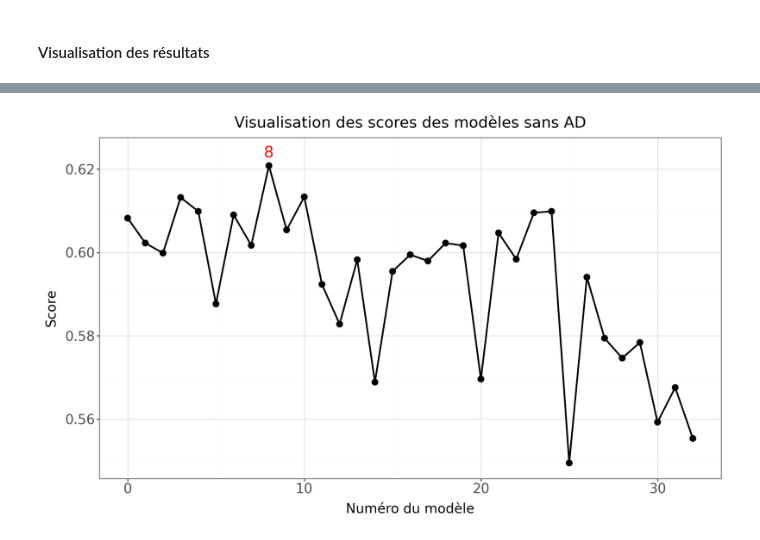
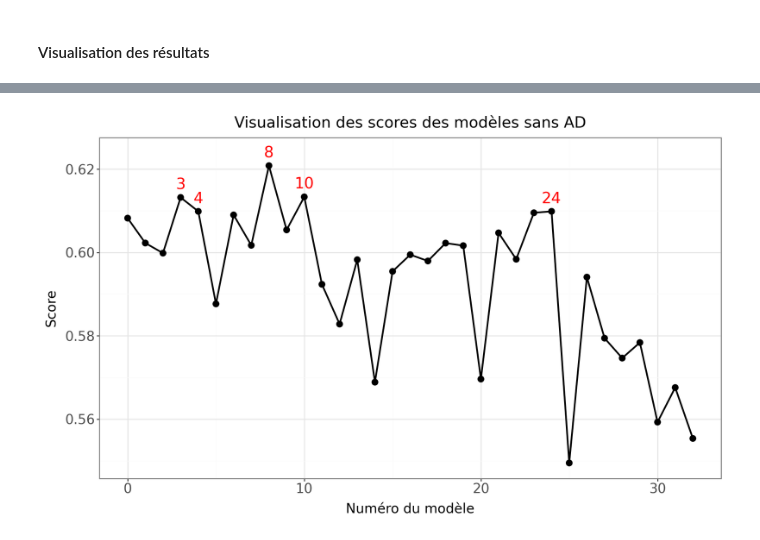
Before and after one commit to Edmondbrn/projet_IA_QSAR, a Jupyter notebook: regression_MLP_evalution.ipynb, the cells around one changed output, grey strips where cells are left out. Saved outputs shown, nothing was run; the diff lists cells and outputs as text; code cells hidden in the pictures.

```diff
--- a/regression_MLP_evalution.ipynb
+++ b/regression_MLP_evalution.ipynb
@@ -104,31 +105,28 @@ df_final
 | 25 | 10000 | 0.000016 | relu | (1000, 1000, 1000, 1000, 1000, 10... | 0.000265 | 0.549479 | 0.696189 | 0.610675 | ... |
 # %%
 from plotnine import *
-
-
 def gglineplot(df, x, y, df_best , title, xlabel, ylabel):
 
     plot = (
         ggplot(data = df, mapping = aes(x = x, y = y))
         + geom_point(size = 3)
         + geom_line(size = 1)
         + geom_text(aes(label = "num_model"), data = df_best, nudge_y = 0.003, color = "red", size = 16)
         + theme_bw()
         + xlab(xlabel)
         + ylab(ylabel)
         + ggtitle(title)
         + theme(axis_text = element_text(size = 14),
                 axis_title = element_text(size = 14),
                 plot_title = element_text(size = 16),
                 figure_size=(10,6))
     )
     return plot
 
 # Extraction du meilleur modèle
-idx_max = df_final["no_AD"].idxmax()
-df_best = df_final.loc[[idx_max]].copy()
+df_best = df_final.nlargest(5, "no_AD").copy()
 p = gglineplot(df_final, "num_model", "no_AD", df_best,
                "Visualisation des scores des modèles sans AD", "Numéro du modèle", "Score")
 p
 # %% [output]
-[figure, old version]
+[figure, new version]
```
Also changed, not shown: parts of 7 cells of this notebook, 2 other files.
